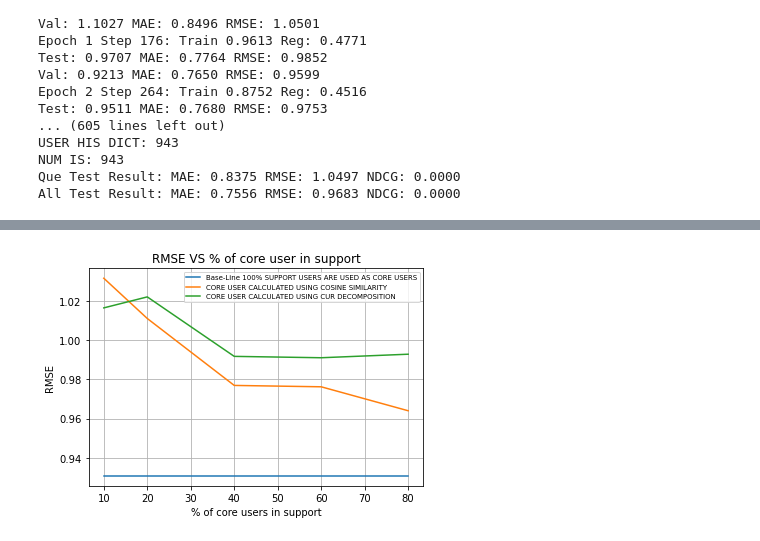
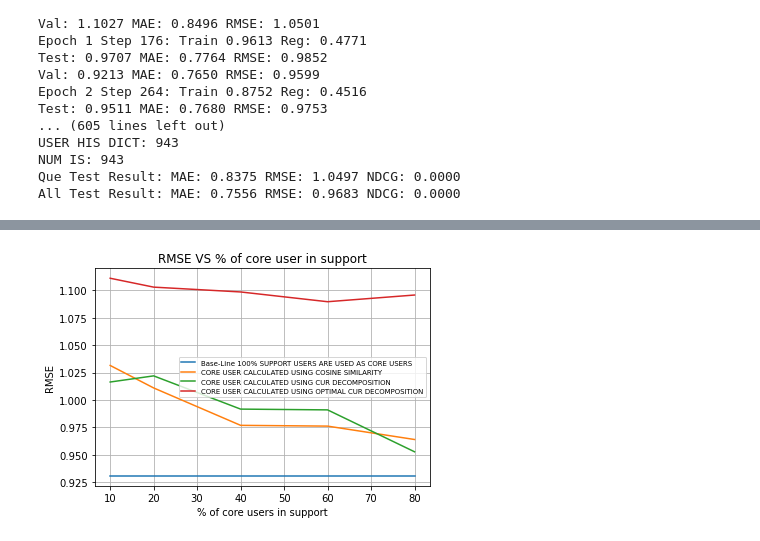
Before and after one commit to JRK123/IDCF, a Jupyter notebook: code/ml-1m/IDCF-NN/runsv6.ipynb, the cells around one changed output, grey strips where cells are left out. Cells and saved outputs as stored; diff of their text form; code cells hidden in the pictures.

Commit message:
diagrams

```diff
--- a/code/ml-1m/IDCF-NN/runsv6.ipynb
+++ b/code/ml-1m/IDCF-NN/runsv6.ipynb
@@ -662,22 +782,23 @@ All Test Result: MAE: 0.7556 RMSE: 0.9683 NDCG: 0.0000
 # %%
 import matplotlib.pyplot as plt
 
 x_axis = [10, 20, 40, 60, 80]
 y_axis = [1.0315,1.011,0.9769, 0.9762, 0.9640]
 x1_axis = [10, 20, 40, 60, 80]
 y1_axis = [0.9308, 0.9308, 0.9308, 0.9308, 0.9308]
 x2_axis = [10, 20, 40, 60, 80]
 y2_axis = [1.0164, 1.022, 0.9917, 0.9910, 0.9528]
-
+x4_axis = [10, 20, 40, 60, 80]
+y4_axis = [1.1110, 1.1029, 1.0985, 1.0896, 1.0957]
 plt.plot(x1_axis, y1_axis, label="Base-Line 100% SUPPORT USERS ARE USED AS CORE USERS")
 plt.plot(x_axis, y_axis, label="CORE USER CALCULATED USING COSINE SIMILARITY")
 plt.plot(x2_axis, y2_axis, label="CORE USER CALCULATED USING CUR DECOMPOSITION")
-
+plt.plot(x4_axis, y4_axis, label="CORE USER CALCULATED USING OPTIMAL CUR DECOMPOSITION")
 plt.title('RMSE VS % of core user in support')
 plt.xlabel('% of core users in support')
 plt.ylabel('RMSE')
 plt.grid()
 plt.legend(fontsize=7)
 plt.show()
 # %% [output]
-[figure, old version]
+[figure, new version]
```
Also changed, not shown: parts of 10 cells of this notebook, 4 other files.
